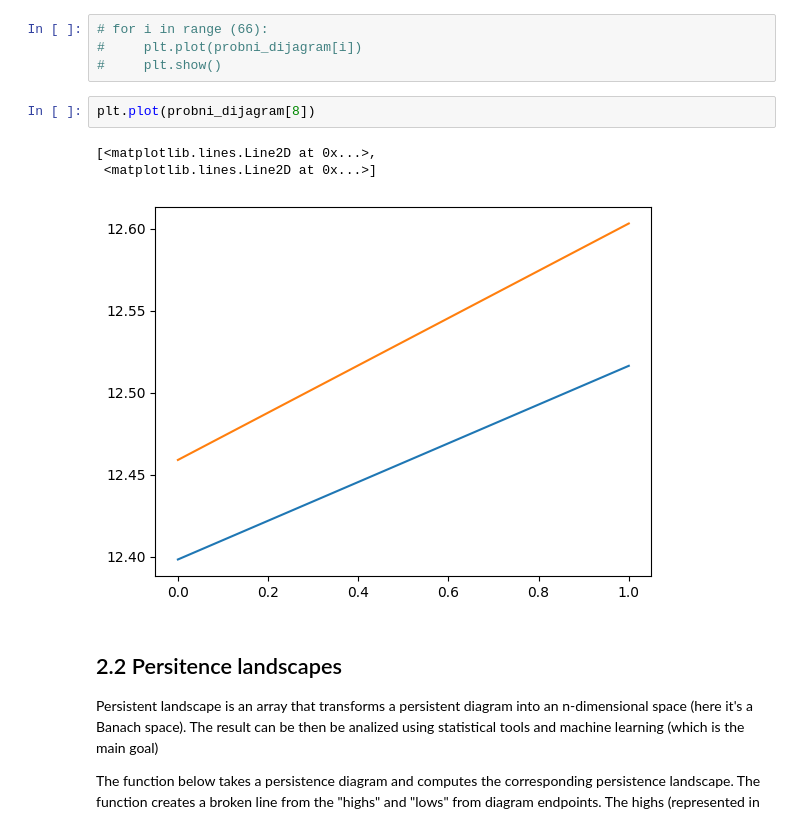
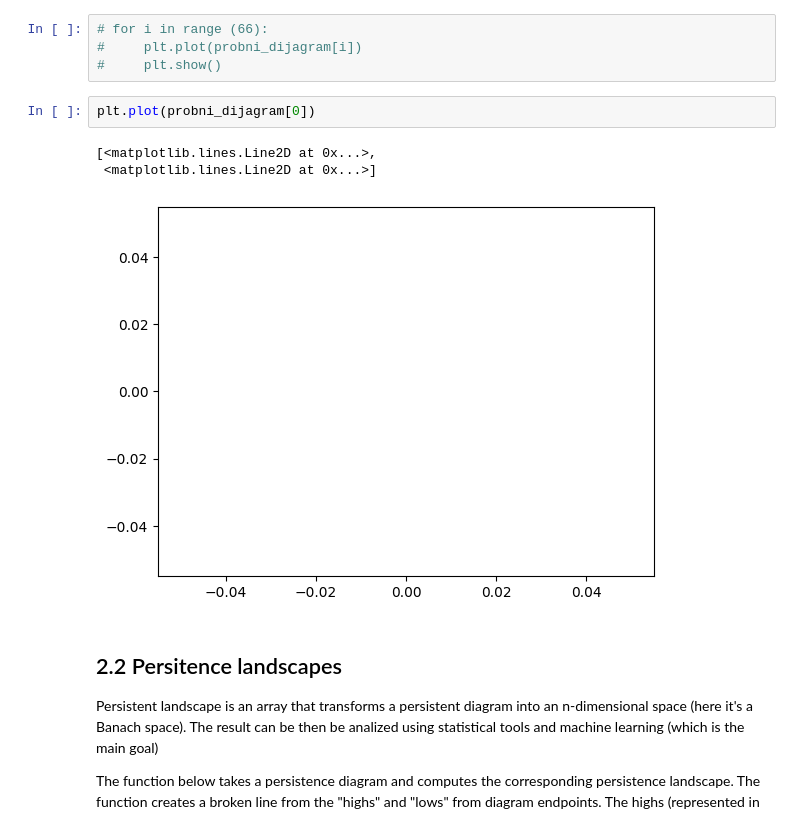
Before and after one commit to ZmijaZ/Sleep-Wake-classification, a Jupyter notebook: data_generation.ipynb, the cells around one changed output. Saved outputs shown, nothing was run; the diff lists cells and outputs as text.

```diff
--- a/data_generation.ipynb
+++ b/data_generation.ipynb
@@ -135,11 +137,11 @@ probni_dijagram = getAllPersistenceDiagrams(usable_data, 7, True)
 #     plt.plot(probni_dijagram[i])
 #     plt.show()
 # %%
-plt.plot(probni_dijagram[8])
+plt.plot(probni_dijagram[0])
 # %% [output]
 [<matplotlib.lines.Line2D at 0x...>,
  <matplotlib.lines.Line2D at 0x...>]
-[figure, old version]
+[figure, new version]
 # %% [markdown]
 ## 2.2 Persitence landscapes
 Persistent landscape is an array that transforms a persistent diagram into an n-dimensional space (here it's a Banach space). The result can be then be analized using statistical tools and machine learning (which is the main goal)
```
Also changed, not shown: parts of 11 cells of this notebook.
